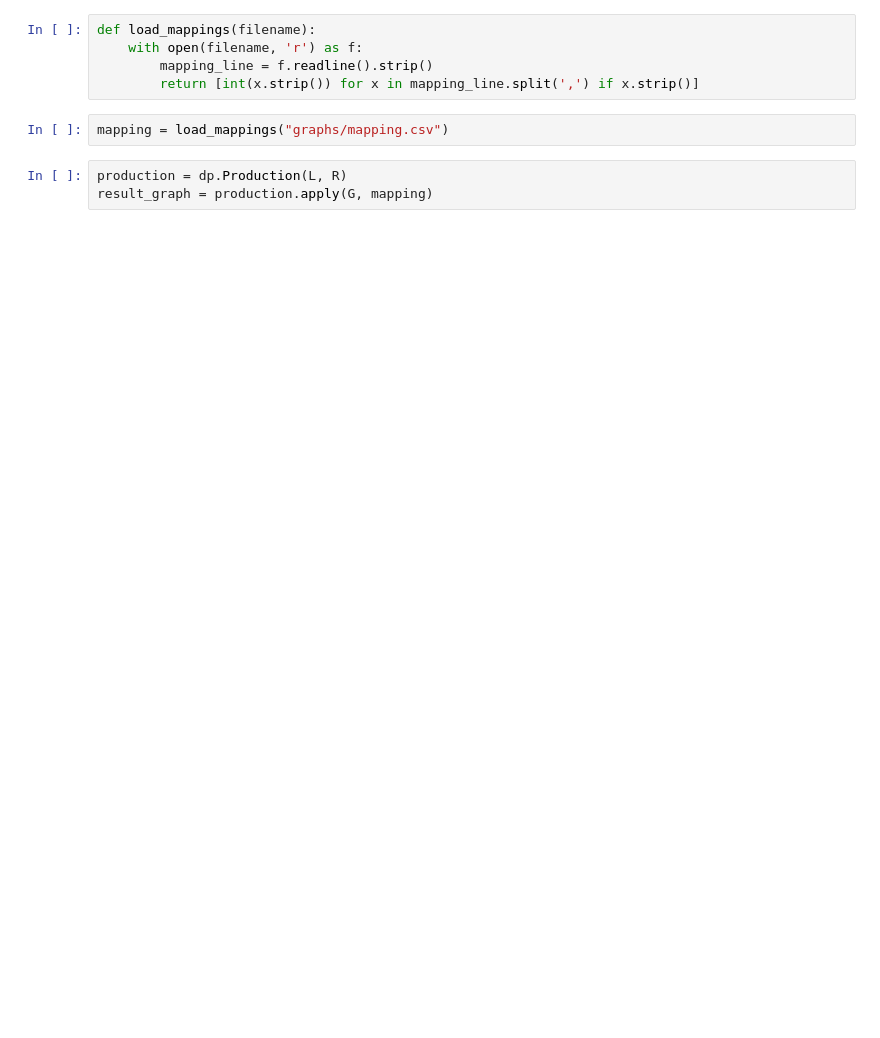
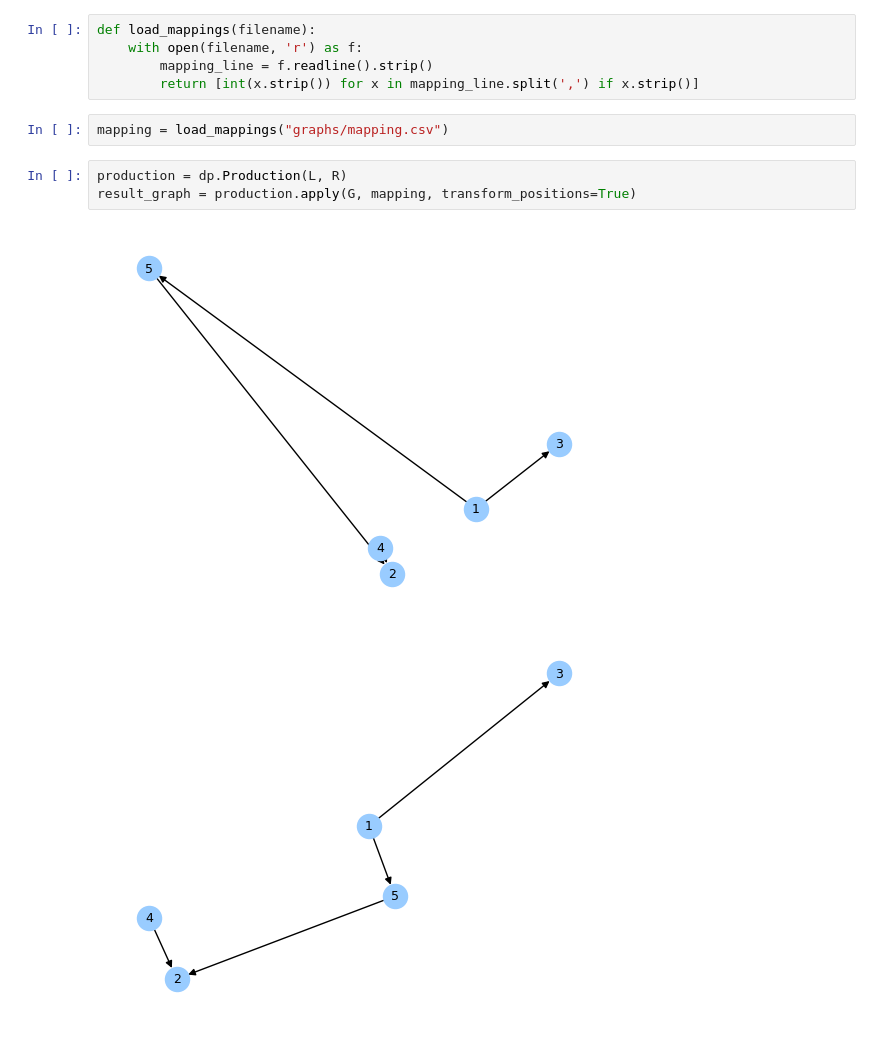
Before and after one commit to esarna/double-push-out-visualisation, a Jupyter notebook: test.ipynb, the cells around one changed output. Saved outputs shown, nothing was run; the diff lists cells and outputs as text; blank space fills up the shorter version.

```diff
--- a/test.ipynb
+++ b/test.ipynb
@@ -30,4 +30,7 @@ def load_mappings(filename):
 mapping = load_mappings("graphs/mapping.csv")
 # %%
 production = dp.Production(L, R)
-result_graph = production.apply(G, mapping)
+result_graph = production.apply(G, mapping, transform_positions=True)
+# %% [output]
+[figure, added]
+[figure, added]
```
Also changed, not shown: parts of 5 cells of this notebook, 2 other files.
